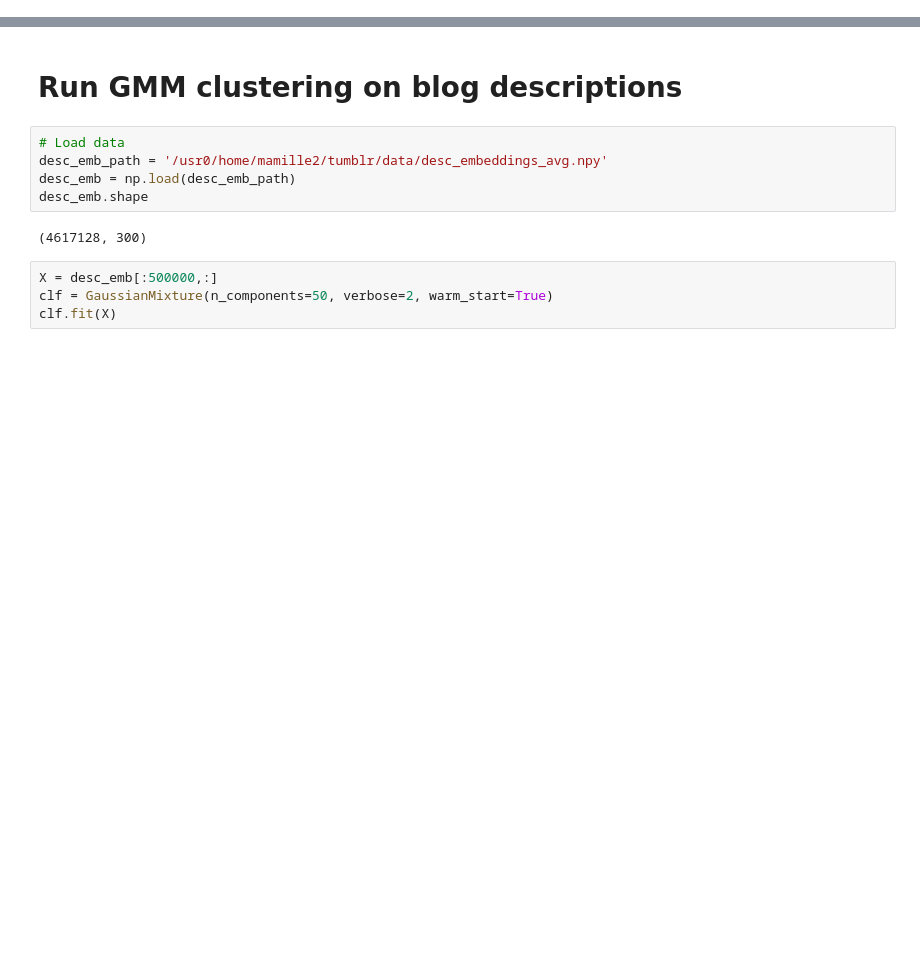
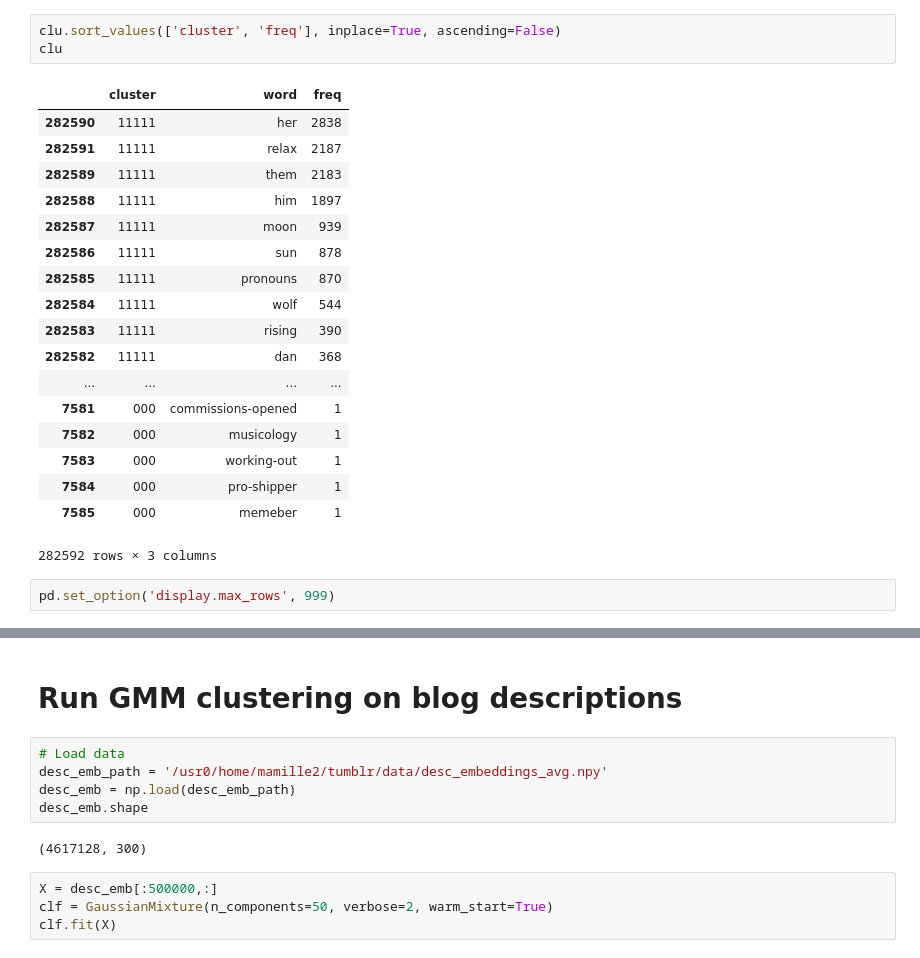
Before and after one commit to michaelmilleryoder/tumblr-scripts, a Jupyter notebook: jupyter/blog_descriptions_experiments.ipynb, the cells around one changed output, grey strips where cells are left out. Saved outputs shown, nothing was run; the diff lists cells and outputs as text; blank space fills up the shorter version.

```diff
--- a/jupyter/blog_descriptions_experiments.ipynb
+++ b/jupyter/blog_descriptions_experiments.ipynb
@@ -17,0 +109,24 @@ from pprint import pprint
+# %%
+clu.sort_values(['cluster', 'freq'], inplace=True, ascending=False)
+clu
+# %% [output]
+|  | cluster | word | freq |
+| 282590 | 11111 | her | 2838 |
+| 282591 | 11111 | relax | 2187 |
+| 282589 | 11111 | them | 2183 |
+| 282588 | 11111 | him | 1897 |
+| 282587 | 11111 | moon | 939 |
+| 282586 | 11111 | sun | 878 |
+| 282585 | 11111 | pronouns | 870 |
+| 282584 | 11111 | wolf | 544 |
+| 282583 | 11111 | rising | 390 |
+| 282582 | 11111 | dan | 368 |
+| ... | ... | ... | ... |
+| 7581 | 000 | commissions-opened | 1 |
+| 7582 | 000 | musicology | 1 |
+| 7583 | 000 | working-out | 1 |
+| 7584 | 000 | pro-shipper | 1 |
+| 7585 | 000 | memeber | 1 |
+282592 rows × 3 columns
+# %%
+pd.set_option('display.max_rows', 999)
```
Also changed, not shown: parts of 25 cells of this notebook, 6 other files.
